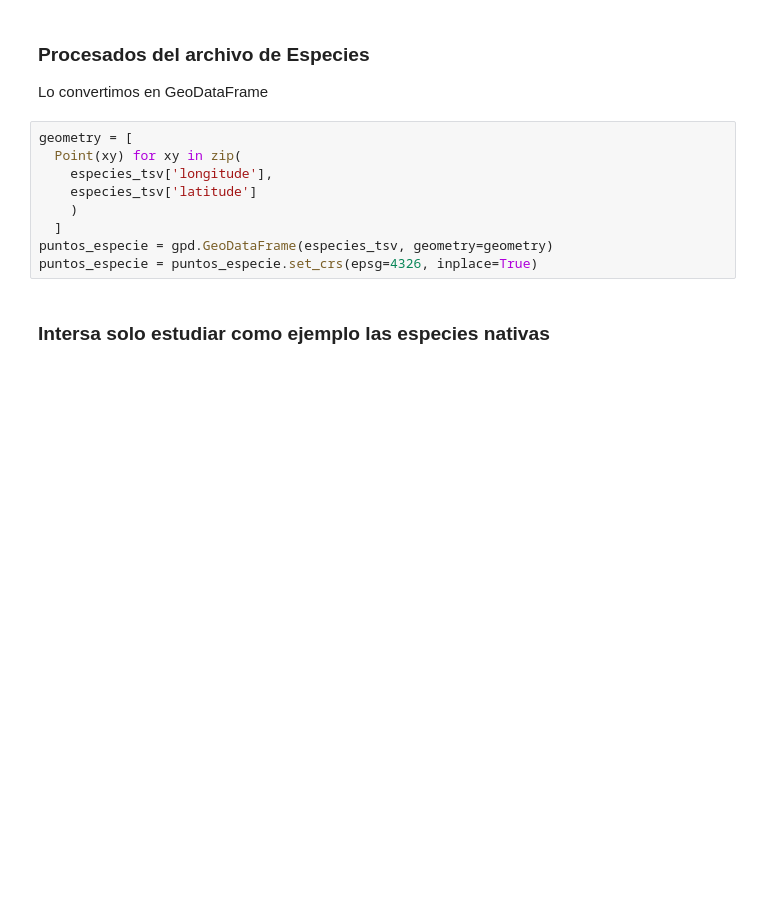
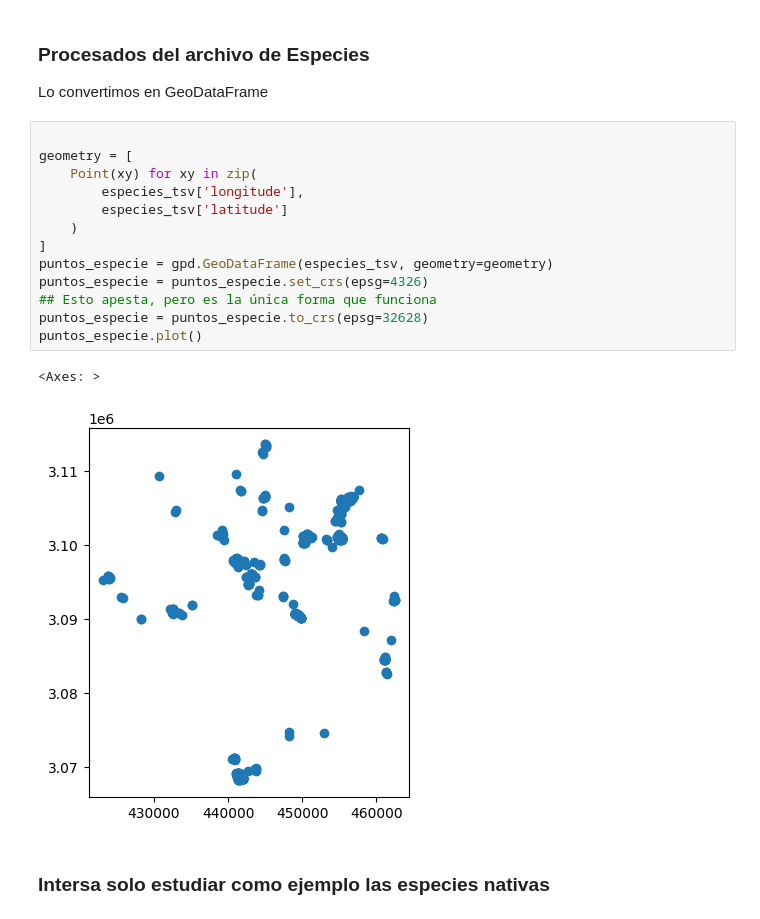
Before and after one commit to JuanCarlosBio/Cuadriculas_Especies, a Jupyter notebook: analysis/code/leaflet.ipynb, the cells around one changed output. Saved outputs shown, nothing was run; the diff lists cells and outputs as text; blank space fills up the shorter version.

```diff
--- a/analysis/code/leaflet.ipynb
+++ b/analysis/code/leaflet.ipynb
@@ -48,14 +56,21 @@ bandama = bandama.to_crs(epsg=4326)
 
 Lo convertimos en GeoDataFrame
 # %%
+
 geometry = [
-  Point(xy) for xy in zip(
-    especies_tsv['longitude'],
-    especies_tsv['latitude']
+    Point(xy) for xy in zip(
+        especies_tsv['longitude'],
+        especies_tsv['latitude']
     )
-  ]
+]
 puntos_especie = gpd.GeoDataFrame(especies_tsv, geometry=geometry)
-puntos_especie = puntos_especie.set_crs(epsg=4326, inplace=True)
+puntos_especie = puntos_especie.set_crs(epsg=4326)
+## Esto apesta, pero es la única forma que funciona
+puntos_especie = puntos_especie.to_crs(epsg=32628)
+puntos_especie.plot()
+# %% [output]
+<Axes: >
+[figure, added]
 # %% [markdown]
 ### Intersa solo estudiar como ejemplo las especies nativas
 # %%
```
Also changed, not shown: parts of 5 cells of this notebook, 4 other files.
